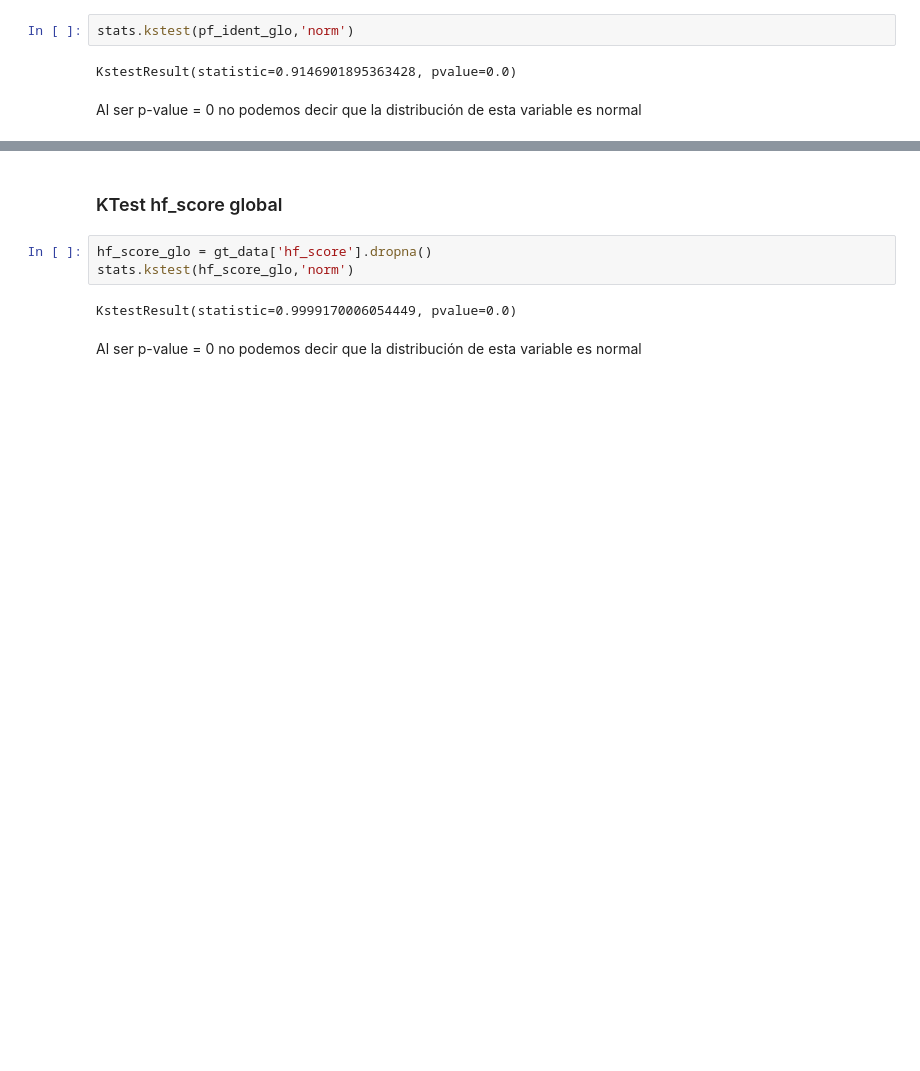
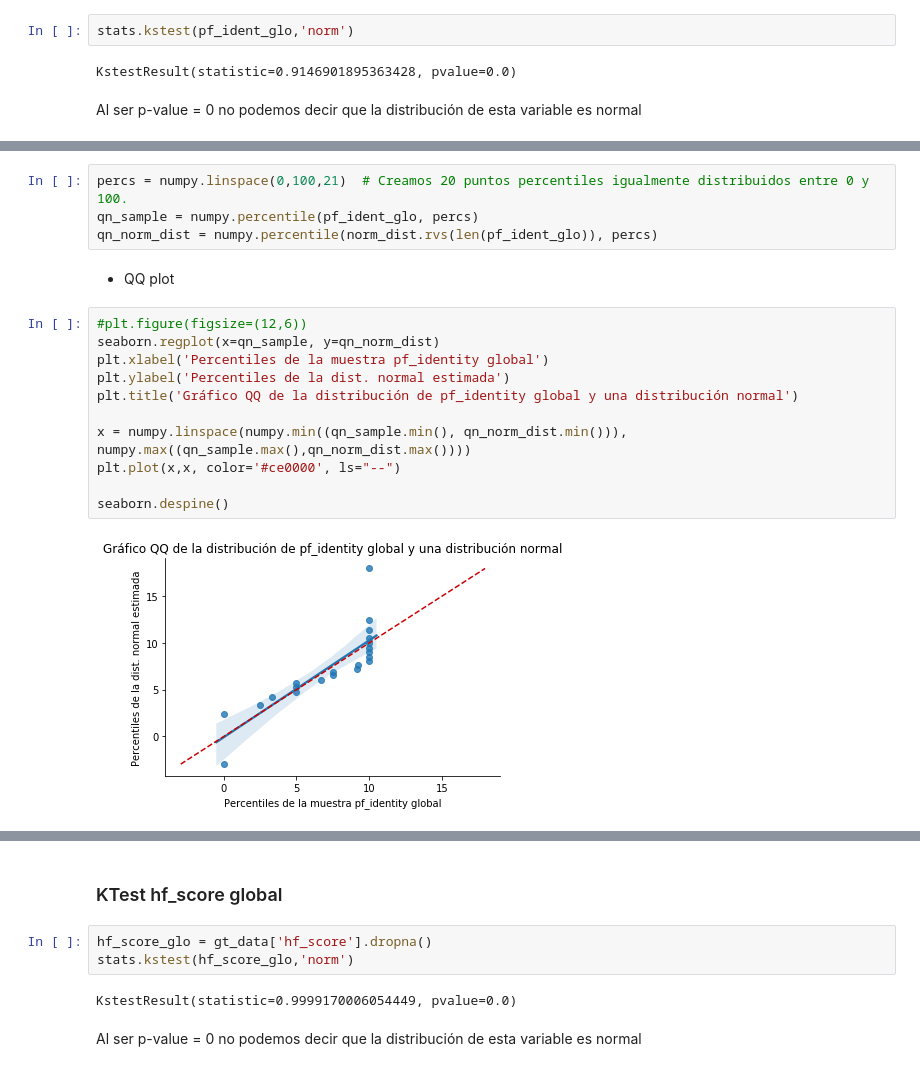
Before and after one commit to mnuclle/diplodatosAnalisisYVisualizacion, a Jupyter notebook: 02_practico_vgt.ipynb, the cells around one changed output, grey strips where cells are left out. Saved outputs shown, nothing was run; the diff lists cells and outputs as text; blank space fills up the shorter version.

```diff
--- a/02_practico_vgt.ipynb
+++ b/02_practico_vgt.ipynb
@@ -683,0 +698,19 @@ Al ser p-value = 0 no podemos decir que la distribución de esta variable es nor
+# %%
+percs = numpy.linspace(0,100,21)  # Creamos 20 puntos percentiles igualmente distribuidos entre 0 y 100.
+qn_sample = numpy.percentile(pf_ident_glo, percs)
+qn_norm_dist = numpy.percentile(norm_dist.rvs(len(pf_ident_glo)), percs)
+# %% [markdown]
+- QQ plot
+# %%
+#plt.figure(figsize=(12,6))
+seaborn.regplot(x=qn_sample, y=qn_norm_dist)
+plt.xlabel('Percentiles de la muestra pf_identity global')
+plt.ylabel('Percentiles de la dist. normal estimada')
+plt.title('Gráfico QQ de la distribución de pf_identity global y una distribución normal')
+
+x = numpy.linspace(numpy.min((qn_sample.min(), qn_norm_dist.min())), numpy.max((qn_sample.max(),qn_norm_dist.max())))
+plt.plot(x,x, color='#ce0000', ls="--")
+
+seaborn.despine()
+# %% [output]
+[figure, added]
```
Also changed, not shown: parts of 18 cells of this notebook.
